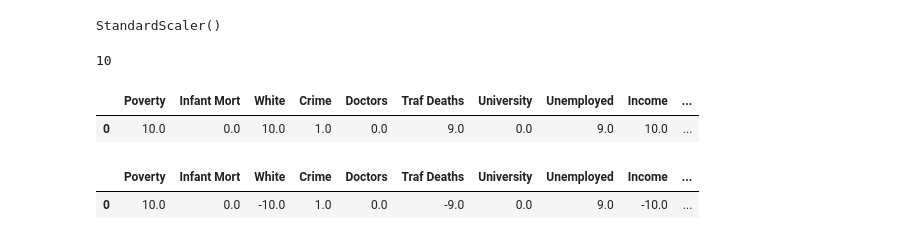
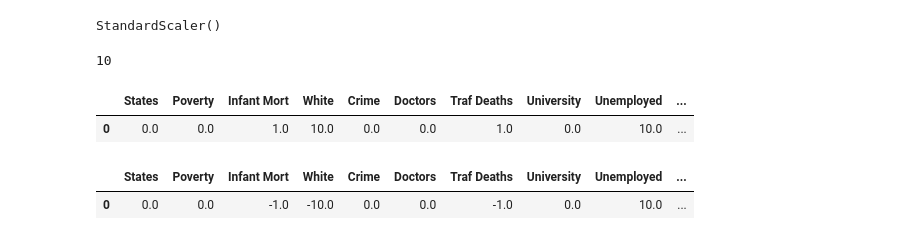
Before and after one commit to thistleknot/python-ml, a Jupyter notebook: code/pcorr-significance.ipynb, the cells around one changed output. Saved outputs shown, nothing was run; the diff lists cells and outputs as text; code cells hidden in the pictures.

Commit message:
Update pcorr-significance.ipynb
major changes. incorporated backwards step each fold for pcorr significance before tabulating

```diff
--- a/code/pcorr-significance.ipynb
+++ b/code/pcorr-significance.ipynb
@@ -30,39 +30,67 @@ kfold.get_n_splits(all_data.index)
 # %% [output]
 10
 # %%
-sig_table = np.zeros(shape=(len(all_data.columns[1:]),1))
-signs_table = np.zeros(shape=(len(all_data.columns[1:]),1))
+exclude = 'States'
+
+sig_table = np.zeros(shape=(len(all_data.columns)))
+signs_table = np.zeros(shape=(len(all_data.columns)))
 
 p_threshold = .05
 
+New_Names = all_data.columns[2:]
+iteration = 0
 for train_index, test_index in kfold.split(all_data):
-    subset = all_data.iloc[train_index]
-    #subset = all_data.loc[:, ~all_data.columns.isin([target,'States'])]
-    subset = all_data.iloc[train_index]
+    #print(iteration)
+    max_pvalue = 1
+
+    subset = all_data.iloc[train_index].loc[:, ~all_data.columns.isin([exclude])]
+
+    #skip y and states
+    set_ = subset.loc[:, ~subset.columns.isin([target])].columns.tolist()
+
     n=len(subset)
-    dist = scipy.stats.beta(n/2 - 1, n/2 - 1, loc=-1, scale=2)
-    p = pd.DataFrame(2*dist.cdf(-abs(subset.pcorr()[target])))
-    significance = pd.DataFrame(p.T)
-    significance.columns = list(all_data.columns[1:])
-    #print(temp.T.loc[np.array(temp.T<=.05)])
-    sig_table = (sig_table + np.where(significance.T<=p_threshold, 1, 0)).copy()
-    #check if p is significant, add sign?
-    signs_table = (signs_table + np.where(pd.DataFrame(subset.pcorr()[target])<0,-1,1)*[np.array(significance.T<=p_threshold)]).copy()
-    #table.append(temp.T<=.05)
-    #print(temp.T<=.05)
 
-significance = pd.DataFrame(sig_table.T)
-significance.columns = list(all_data.columns[1:])
-display(significance)
+    while(max_pvalue>=.05):
+
+        dist = scipy.stats.beta(n/2 - 1, n/2 - 1, loc=-1, scale=2)
+        p_values = pd.DataFrame(2*dist.cdf(-abs(subset.pcorr()[target]))).T
+        p_values.columns = list(subset.columns)
+        #print(p_values)
+
+        #skip y
+        max_pname = p_values.idxmax(axis=1)[0]
+
+        max_pvalue = p_values[max_pname].values[0]
+
+        if (max_pvalue > .05):
+            #print(max_pname)
+            #print(max_pvalue)
+            set_.remove(max_pname)
+            temp = [target]
+            temp.extend(set_)
+            subset = subset[temp]
+
+    winners = p_values.loc[:, ~p_values.columns.isin([target])].columns.tolist()
+    sig_table = (sig_table + np.where(all_data.columns.isin(winners),1,0)).copy()
+
+    #signs_table = (signs_table + np.where(pd.DataFrame(subset.pcorr()[target])<0,-1,1)).copy()
+    signs_table[all_data.columns.get_indexer(winners)]+=np.where(subset.pcorr()[target][winners]<0,-1,1)
+    #print(winners)
+    #print(max_pvalue)
+    #iteration = iteration +1
-# %% [output]
-|  | Poverty | Infant Mort | White | Crime | Doctors | Traf Deaths | University | Unemployed | Income | ... |
-| 0 | 10.0 | 0.0 | 10.0 | 1.0 | 0.0 | 9.0 | 0.0 | 9.0 | 10.0 | ... |
+# %%
+significance = pd.DataFrame(sig_table).T
+significance.columns = list(all_data.columns)
+display(significance)
+# %% [output]
+|  | States | Poverty | Infant Mort | White | Crime | Doctors | Traf Deaths | University | Unemployed | ... |
+| 0 | 0.0 | 0.0 | 1.0 | 10.0 | 0.0 | 0.0 | 1.0 | 0.0 | 10.0 | ... |
 # %%
-sign = pd.DataFrame(signs_table[0].T)
-sign.columns = list(all_data.columns[1:])
+sign = pd.DataFrame(signs_table).T
+sign.columns = list(all_data.columns)
 display(sign)
 # %% [output]
-|  | Poverty | Infant Mort | White | Crime | Doctors | Traf Deaths | University | Unemployed | Income | ... |
-| 0 | 10.0 | 0.0 | -10.0 | 1.0 | 0.0 | -9.0 | 0.0 | 9.0 | -10.0 | ... |
+|  | States | Poverty | Infant Mort | White | Crime | Doctors | Traf Deaths | University | Unemployed | ... |
+| 0 | 0.0 | 0.0 | -1.0 | -10.0 | 0.0 | 0.0 | -1.0 | 0.0 | 10.0 | ... |
 # %%
 purity = abs((sign/num_folds)*(sign/significance)).T.replace([np.inf, -np.inf, np.NaN], 0)
```
Also changed, not shown: parts of 9 cells of this notebook.
